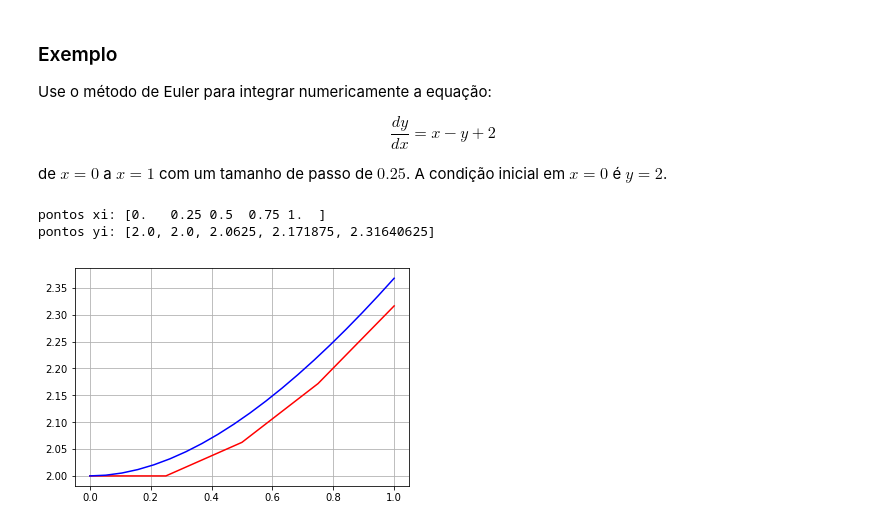
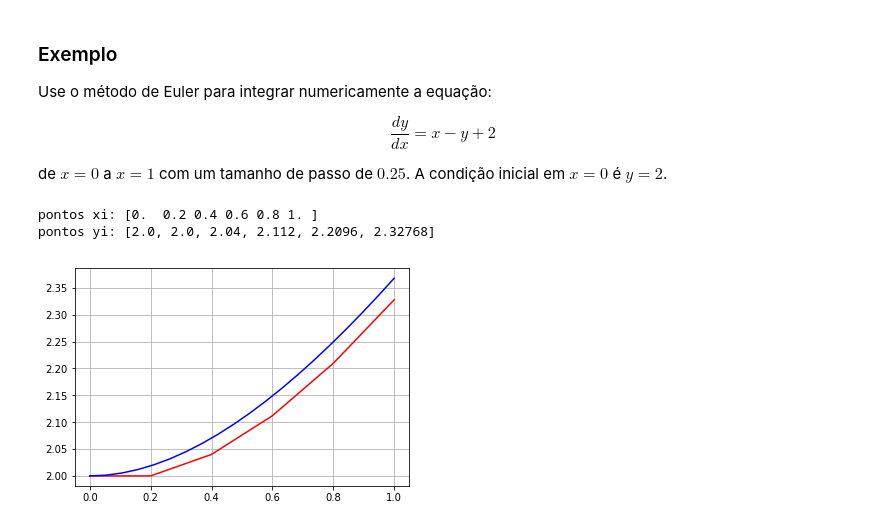
Before and after one commit to tiagoburiol/NUMETHODS, a Jupyter notebook: 8_SOLUCAO_NUMERICA_DE_EDOs/8.2_metodo_de_euler.ipynb, the cells around one changed output. Cells and saved outputs as stored; diff of their text form; code cells hidden in the pictures.

```diff
--- a/8_SOLUCAO_NUMERICA_DE_EDOs/8.2_metodo_de_euler.ipynb
+++ b/8_SOLUCAO_NUMERICA_DE_EDOs/8.2_metodo_de_euler.ipynb
@@ -118,36 +118,36 @@ de $x = 0$ a $x = 1$ com um tamanho de passo de $0.25$. A condição inicial e
 import numpy as np
 import matplotlib.pyplot as plt
 
-h = 0.25 #passo
+h = 0.20 #passo
 x0 = 0.0
 xn = 1.0
 
 # criamos a lista com os pontos xi
 X = np.arange(x0, xn+h, h)
 print ("pontos xi:", X)
 
 # lista com y0, a ser preenchida pelos yi
 Y = [2.0]
 
 # entramos com f(x,y)
 f = lambda x,y: x-y+2
 
 # laço para ir calculando os yi e preenchendo a lista
 for n in range(len(X)-1):
     Y.append(Y[n] + f(X[n],Y[n])*h ) #Y[-1] é o último yi calculado
 
 # imprime
 print ("pontos yi:", Y)
 s = lambda x: np.exp(-x) + x + 1
 Xe = np.linspace(x0,xn, 20)
 Ye = s(Xe)
 
 
 # plota
 plt.plot(X, Y, "r-", Xe, Ye, "b-")
 plt.grid()
 plt.show()
 # %% [output]
-pontos xi: [0.   0.25 0.5  0.75 1.  ]
-pontos yi: [2.0, 2.0, 2.0625, 2.171875, 2.31640625]
+pontos xi: [0.  0.2 0.4 0.6 0.8 1. ]
+pontos yi: [2.0, 2.0, 2.04, 2.112, 2.2096, 2.32768]
-[figure, old version]
+[figure, new version]
```
